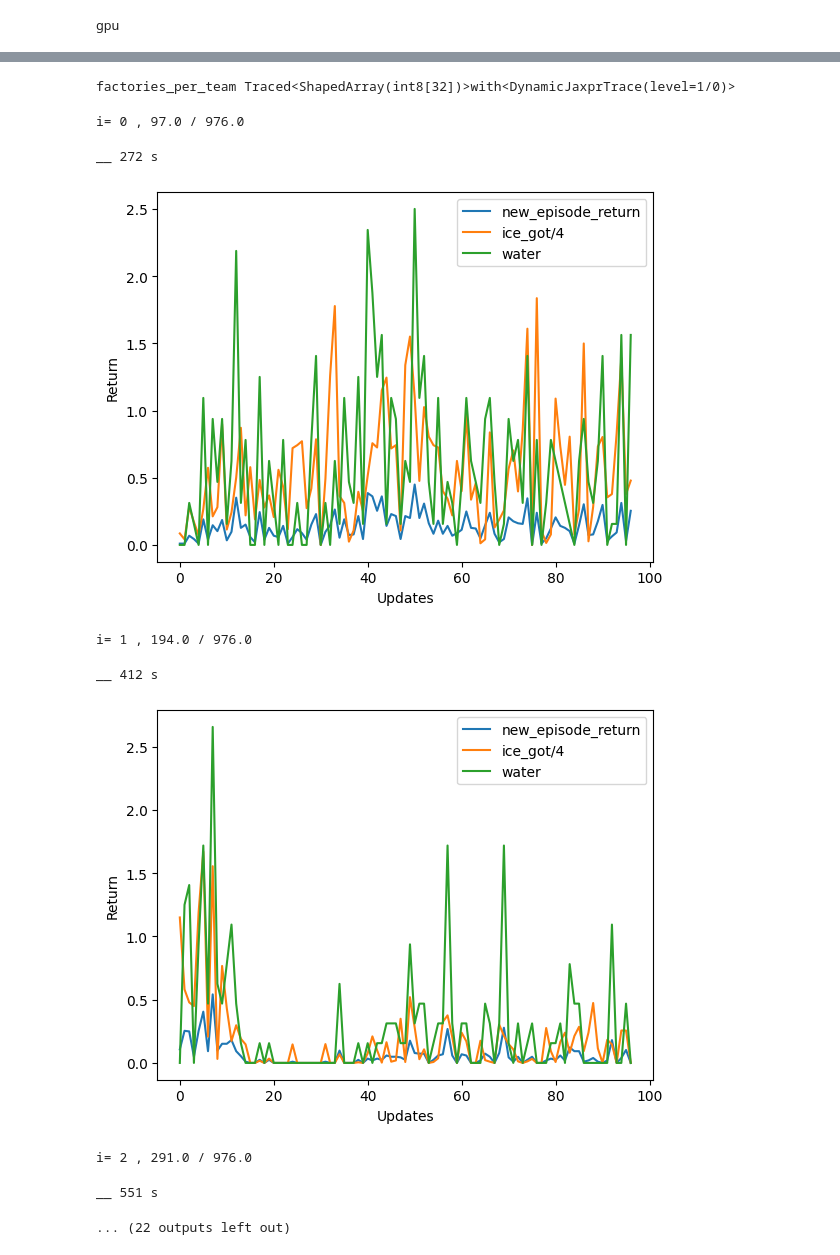
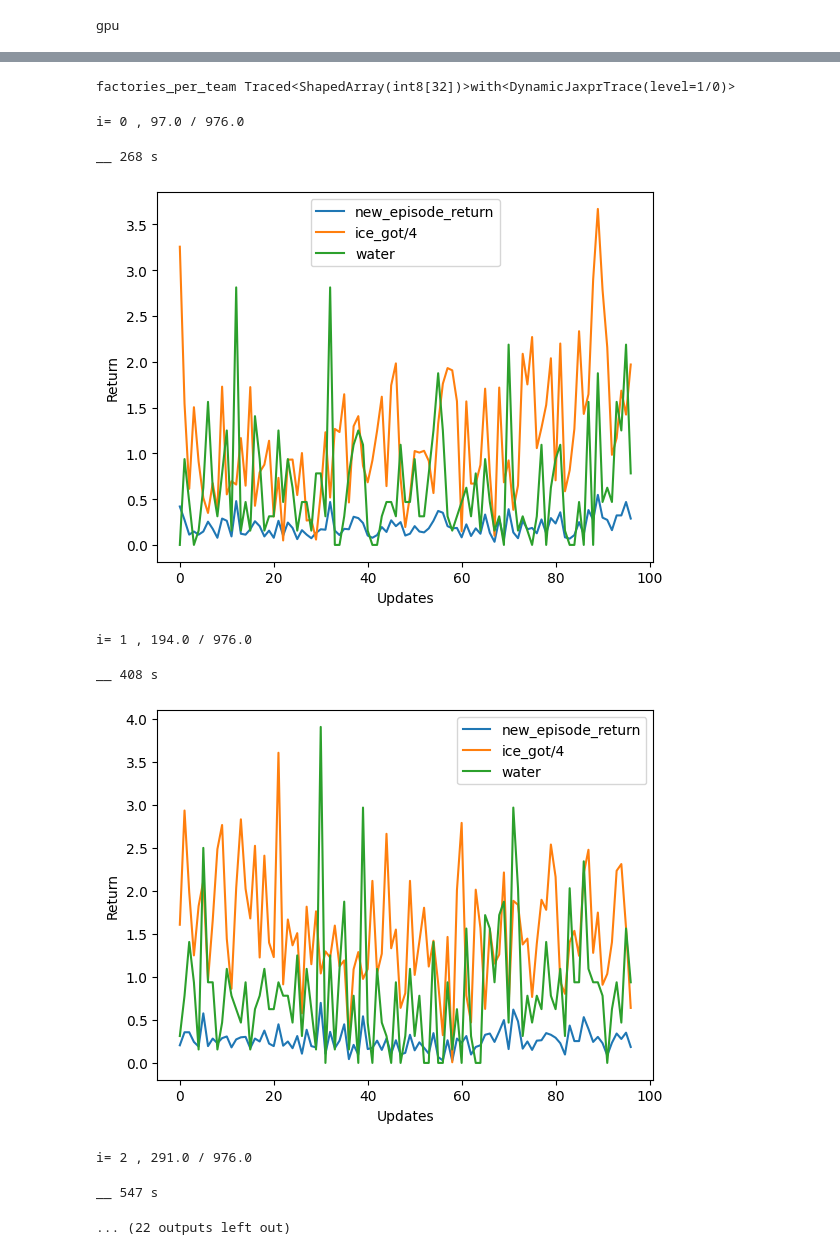
Before and after one commit to ippoga/Lux-Design-S2, a Jupyter notebook: jax-environment-extended-tutorial.ipynb, the cells around one changed output, grey strips where cells are left out. Saved outputs shown, nothing was run; the diff lists cells and outputs as text; code cells hidden in the pictures.

Commit message:
Kaggle Notebook | Jux PPO training based on PureJaxRL | Version 19

```diff
--- a/jax-environment-extended-tutorial.ipynb
+++ b/jax-environment-extended-tutorial.ipynb
@@ -743,10 +743,10 @@ def make_train(config, raw_restored=None):
 
     return train
 # %%
-# import orbax.checkpoint
-# orbax_checkpointer = orbax.checkpoint.PyTreeCheckpointer()
-# raw_restored = orbax_checkpointer.restore('/kaggle/input/single-savetest0-4/single_savetest_4')
-raw_restored = None
+import orbax.checkpoint
+orbax_checkpointer = orbax.checkpoint.PyTreeCheckpointer()
+raw_restored = orbax_checkpointer.restore('/kaggle/input/single-savetest0-4/single_savetest_9')
+# raw_restored = None
 # %%
 # cpu 3e2:467s env2,step32,minib4
 # P100 2e5:310s env64,step32,minib4
@@ -896,7 +896,7 @@ if do_optuna:
 # %%
 for i in range(1):
     stime = time.time()
-    rng = jax.random.PRNGKey(42+i)
+    rng = jax.random.PRNGKey(52+i)
 #     if i != 0:
 #         raw_restored = orbax_checkpointer.restore(f'/kaggle/working/single_savetest_{i-1}')
     if raw_restored:
@@ -955,10 +955,10 @@ factories_per_team [3 3 3 3 3 3 3 3 3 3 3 3 3 3 3 3 3 3 3 3 3 3 3 3 3 3 3 3 3 3
 factories_per_team Traced<ShapedArray(int8[32])>with<DynamicJaxprTrace(level=1/0)>
 i= 0 , 97.0 / 976.0
-__ 272 s
+__ 268 s
-[figure, old version]
+[figure, new version]
 i= 1 , 194.0 / 976.0
-__ 412 s
+__ 408 s
-[figure, old version]
+[figure, new version]
 i= 2 , 291.0 / 976.0
-__ 551 s
+__ 547 s
 ... (22 outputs left out)
```
Also changed, not shown: parts of 2 cells of this notebook.
